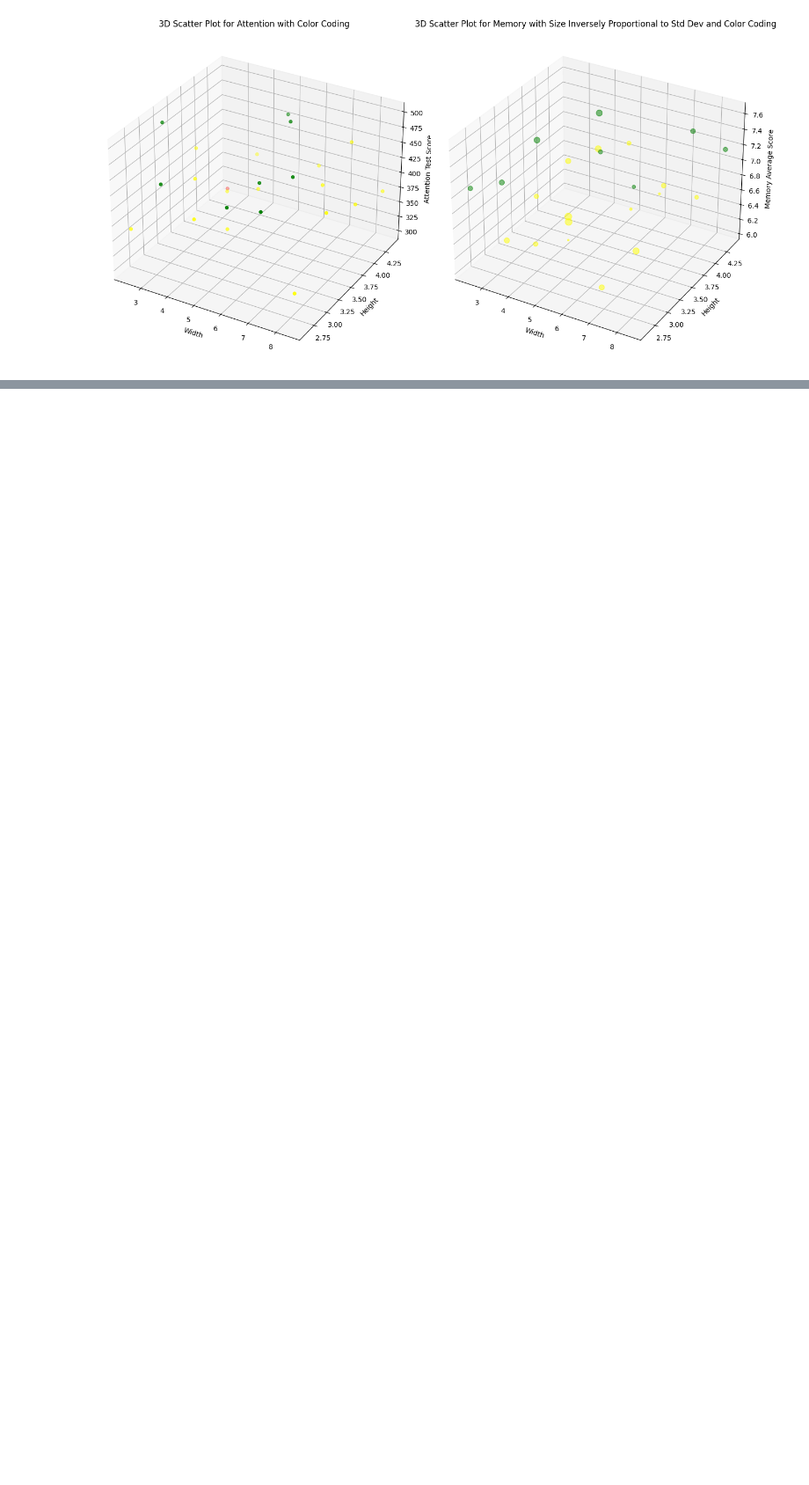
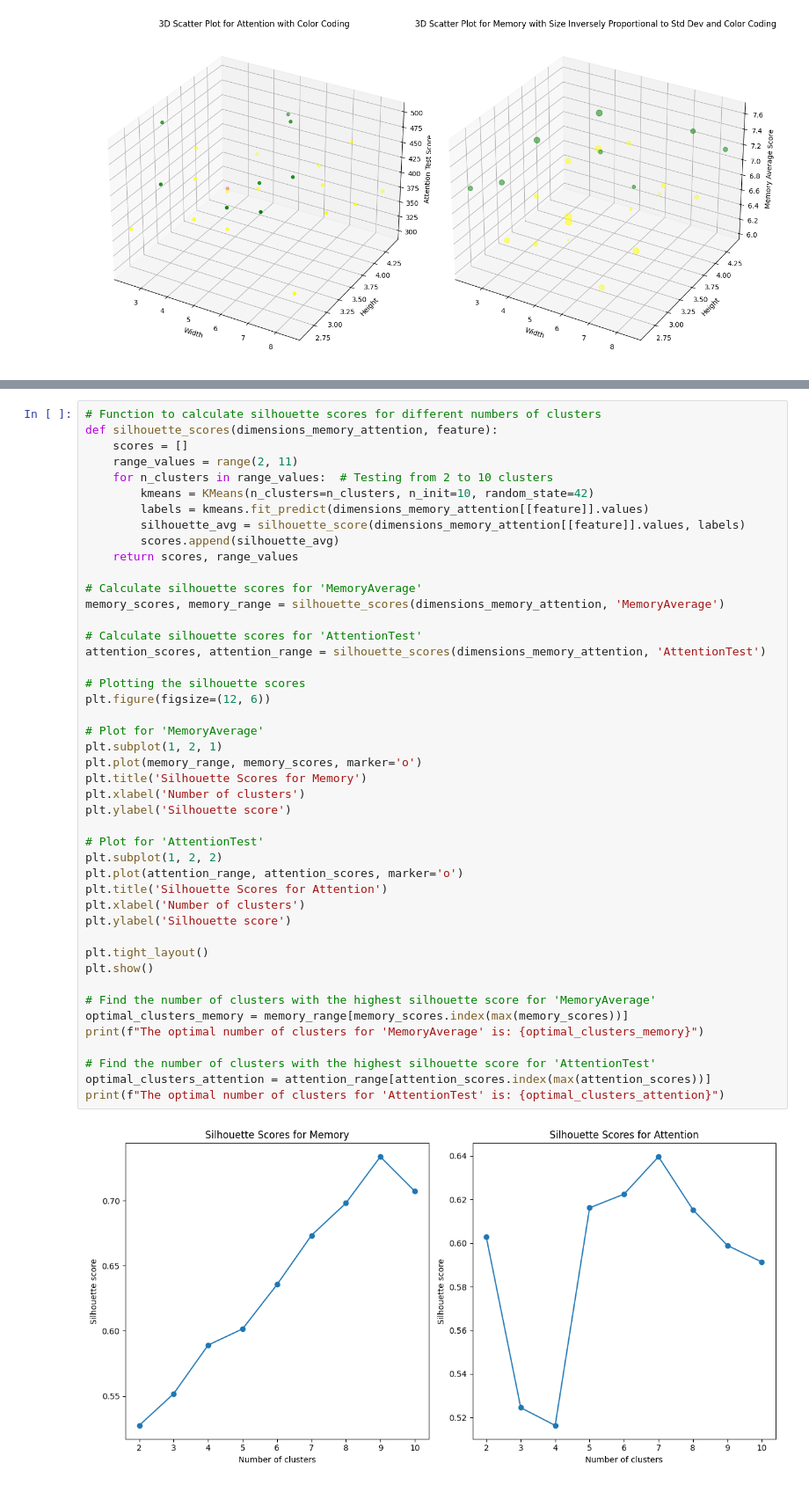
Before and after one commit to Mikel-2049/Machine-Learning-and-Image-Processing-for-Emotional-State-Prediction, a Jupyter notebook: Form_data.ipynb, the cells around one changed output, grey strips where cells are left out. Shown at 88% size. Drawn from its saved outputs; the diff is of its cells as text; blank space fills up the shorter version.

Commit message:
New functionality for categorization of variables

```diff
--- a/Form_data.ipynb
+++ b/Form_data.ipynb
@@ -178,0 +184,47 @@ iplot(fig_memory)
+# %%
+# Function to calculate silhouette scores for different numbers of clusters
+def silhouette_scores(dimensions_memory_attention, feature):
+    scores = []
+    range_values = range(2, 11)
+    for n_clusters in range_values:  # Testing from 2 to 10 clusters
+        kmeans = KMeans(n_clusters=n_clusters, n_init=10, random_state=42)
+        labels = kmeans.fit_predict(dimensions_memory_attention[[feature]].values)
+        silhouette_avg = silhouette_score(dimensions_memory_attention[[feature]].values, labels)
+        scores.append(silhouette_avg)
+    return scores, range_values
+
+# Calculate silhouette scores for 'MemoryAverage'
+memory_scores, memory_range = silhouette_scores(dimensions_memory_attention, 'MemoryAverage')
+
+# Calculate silhouette scores for 'AttentionTest'
+attention_scores, attention_range = silhouette_scores(dimensions_memory_attention, 'AttentionTest')
+
+# Plotting the silhouette scores
+plt.figure(figsize=(12, 6))
+
+# Plot for 'MemoryAverage'
+plt.subplot(1, 2, 1)
+plt.plot(memory_range, memory_scores, marker='o')
+plt.title('Silhouette Scores for Memory')
+plt.xlabel('Number of clusters')
+plt.ylabel('Silhouette score')
+
+# Plot for 'AttentionTest'
+plt.subplot(1, 2, 2)
+plt.plot(attention_range, attention_scores, marker='o')
+plt.title('Silhouette Scores for Attention')
+plt.xlabel('Number of clusters')
+plt.ylabel('Silhouette score')
+
+plt.tight_layout()
+plt.show()
+
+# Find the number of clusters with the highest silhouette score for 'MemoryAverage'
+optimal_clusters_memory = memory_range[memory_scores.index(max(memory_scores))]
+print(f"The optimal number of clusters for 'MemoryAverage' is: {optimal_clusters_memory}")
+
+# Find the number of clusters with the highest silhouette score for 'AttentionTest'
+optimal_clusters_attention = attention_range[attention_scores.index(max(attention_scores))]
+print(f"The optimal number of clusters for 'AttentionTest' is: {optimal_clusters_attention}")
+# %% [output]
+[figure, added]
```
Also changed, not shown: parts of 5 cells of this notebook.
